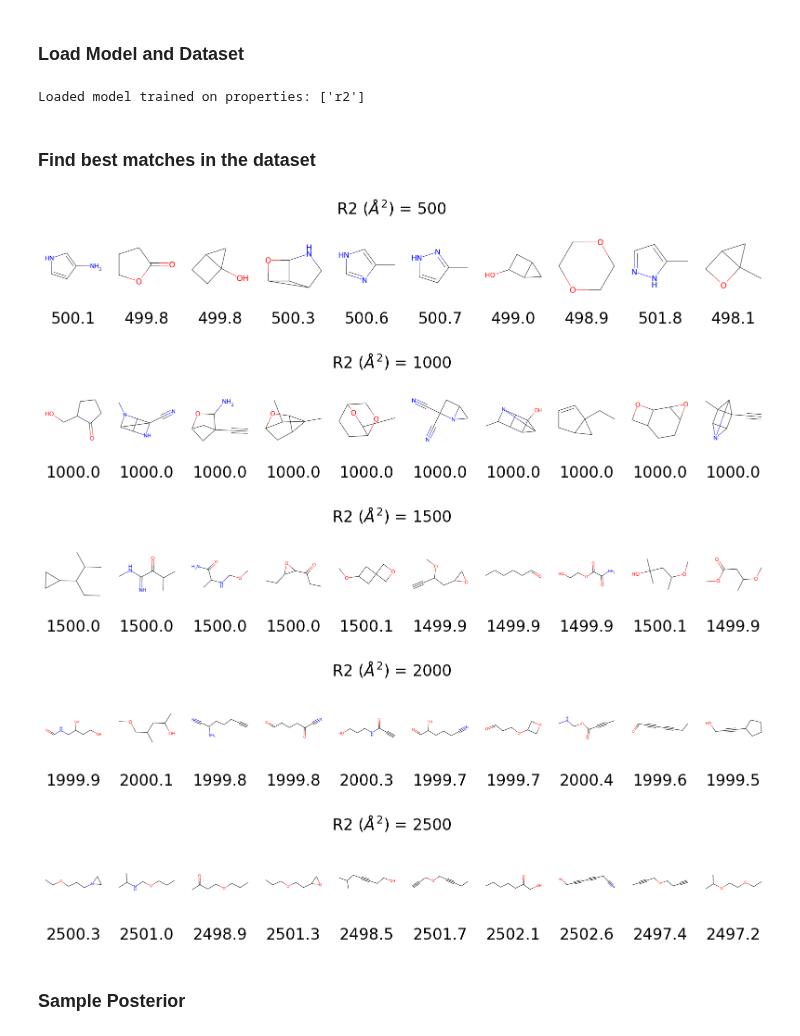
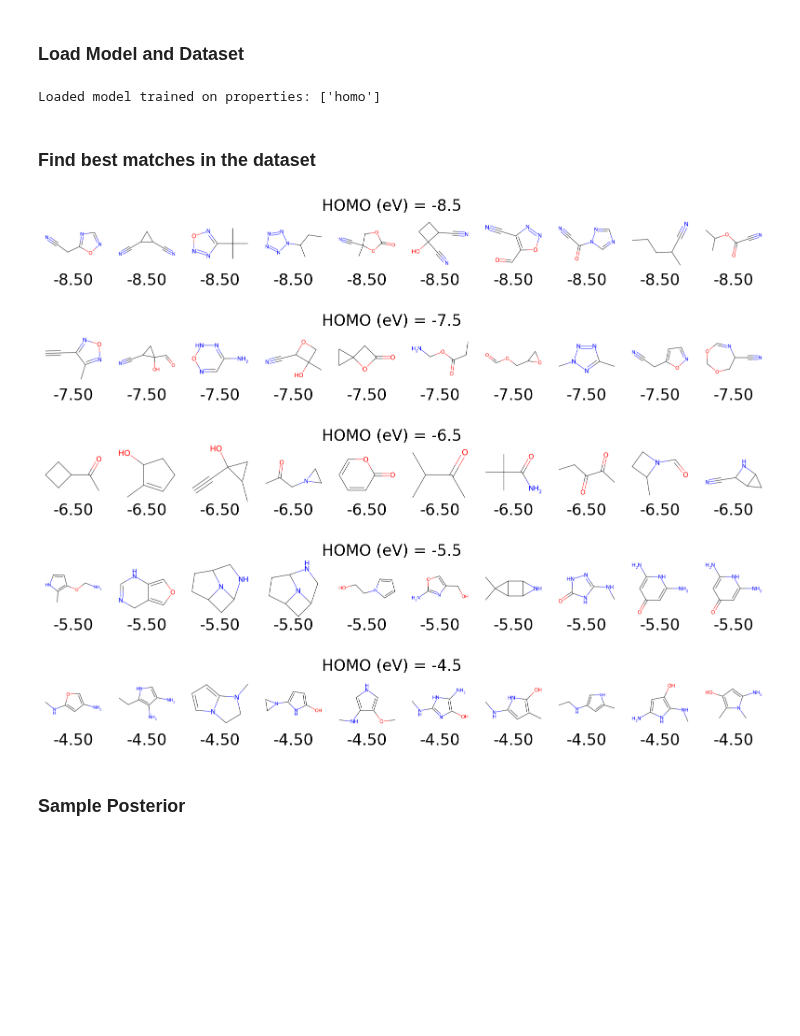
Before and after one commit to pkmtum/Molecular_Generative_Modeling, a Jupyter notebook: source/graph_vae_inverse_design.ipynb, the cells around one changed output. Cells and saved outputs as stored; diff of their text form; code cells hidden in the pictures; blank space fills up the shorter version.

```diff
--- a/source/graph_vae_inverse_design.ipynb
+++ b/source/graph_vae_inverse_design.ipynb
@@ -39,21 +39,9 @@ from graph_vae.vae import GraphVAE
 device = torch.device('cuda' if torch.cuda.is_available() else 'cpu')
 
 # uncomment one of the following lines depending on which model you want to use
-# checkpoint = "./checkpoints/graph_vae_20240531_081109.pt"  # LUMO without latent split; kl_weight=0.01
-# checkpoint = "./checkpoints/graph_vae_20240531_093644.pt"  # LUMO with latent split; kl_weight=0.01
-# checkpoint = "./checkpoints/graph_vae_20240531_052030.pt"  # HOMO without latent split; kl_weight=0.01
-# checkpoint = "./checkpoints/graph_vae_20240531_064545.pt"  # HOMO with latent split; kl_weight=0.01
-# checkpoint = "./checkpoints/graph_vae_20240531_110314.pt"  # R2 without latent split; kl_weight=0.01
-# checkpoint = "./checkpoints/graph_vae_20240531_123154.pt"  # R2 with latent split; kl_weight=0.01
-
-# checkpoint = "./checkpoints/graph_vae_20240606_183745.pt"  # LUMO with latent split; kl_weight=0.2
-# checkpoint = "./checkpoints/graph_vae_20240605_173849.pt"  # LUMO with latent split; kl_weight=0.1
-# checkpoint = "./checkpoints/graph_vae_20240605_190517.pt"  # LUMO with latent split; kl_weight=0.05
-# checkpoint = "./checkpoints/graph_vae_20240605_205034.pt"  # LUMO with latent split; kl_weight=0.02
-
-# checkpoint = "./checkpoints/graph_vae_20240607_021012.pt" # HOMO with latent split; kl_weight=0.01, kl_weight_property=0.1
+checkpoint = "./checkpoints/graph_vae_20240607_021012.pt" # HOMO with latent split; kl_weight=0.01, kl_weight_property=0.1
 # checkpoint = "./checkpoints/graph_vae_20240607_033607.pt" # LUMO with latent split; kl_weight=0.01, kl_weight_property=0.1
-checkpoint = "./checkpoints/graph_vae_20240607_050344.pt" # R2 with latent split; kl_weight=0.01, kl_weight_property=0.1
+# checkpoint = "./checkpoints/graph_vae_20240607_050344.pt" # R2 with latent split; kl_weight=0.01, kl_weight_property=0.1
 
 model = GraphVAE.from_pretrained(checkpoint_path=checkpoint).to(device)
 model.eval()
@@ -90,37 +78,54 @@ batch_size = 1024
 
 full_loader = DataLoader(dataset=dataset, batch_size=batch_size, shuffle=False)
 dataset_properties = list()
+dataset_smiles_properties = dict()
 for batch in tqdm(full_loader, desc="Getting Dataset Property Distribution"):
-    dataset_properties.append(model.denormalize_properties(batch.y))
+    properties = model.denormalize_properties(batch.y)
+    dataset_properties.append(properties)
+    for sample_index in range(len(batch)):
+        sample = batch[sample_index]
+        mol = graph_to_mol(data=sample, includes_h=include_hydrogen, validate=False)
+        dataset_smiles_properties[Chem.MolToSmiles(mol)] = model.denormalize_properties(sample.y)
 # %% [output]
-Loaded model trained on properties: ['r2']
+Loaded model trained on properties: ['homo']
 # %% [markdown]
 ### Find best matches in the dataset
 # %%
 for target_value in target_property_values:
     y = torch.cat(dataset_properties, dim=0)[:, 0]
     y_delta = (y - target_value).abs()
 
     k = 10
     indices = torch.topk(y_delta, k=k, largest=False).indices
     best_dataset = dataset[indices]
     best_properties = y[indices]
     mols = [graph_to_mol(data=graph, includes_h=include_hydrogen, validate=True) for graph in best_dataset]
 
-    fig, axs = plt.subplots(1, k, figsize=(k * 2, 3))
+    best_dataset_loader = DataLoader(best_dataset, batch_size=64, shuffle=False)
+    with torch.no_grad():
+        z = model.encode_mean(next(iter(best_dataset_loader)))
+        y_pred_mu, y_pred_sigma = model.predict_properties(z=z)
+        y_pred_mu = model.denormalize_properties(y_pred_mu)
+        y_pred_sigma = model.denormalize_properties_std(y_pred_sigma)
+
+    # get the molecules that most likely have the target property value
+    normal_distribution = D.Normal(loc=y_pred_mu, scale=y_pred_sigma)
+    log_likelihoods = normal_distribution.log_prob(torch.full(y_pred_mu.shape, target_value, device=y_pred_mu.device)).flatten()
+
+    fig, axs = plt.subplots(1, k, figsize=(k * 2, 2))
     fig.suptitle(f"{property_name} = {target_value}", fontsize=24)
     axs = axs.flatten()
     for i in range(k):
         ax = axs[i]
         ax.imshow(Draw.MolToImage(mols[i]))
-        ax.set_title(y=-0.5, label=f"{best_properties[i]:.1f}", fontsize=24)
+        ax.text(0.5, -0.1, f"{best_properties[i]:.2f}", fontsize=24, ha='center', va='center', transform=ax.transAxes)
         ax.axis("off")
 # %% [output]
-[figure, old version]
+[figure, new version]
-[figure, old version]
+[figure, new version]
-[figure, old version]
+[figure, new version]
-[figure, old version]
+[figure, new version]
-[figure, old version]
+[figure, new version]
 # %% [markdown]
 ### Sample Posterior
 # %%
```
Also changed, not shown: parts of 8 cells of this notebook, 3 other files.
